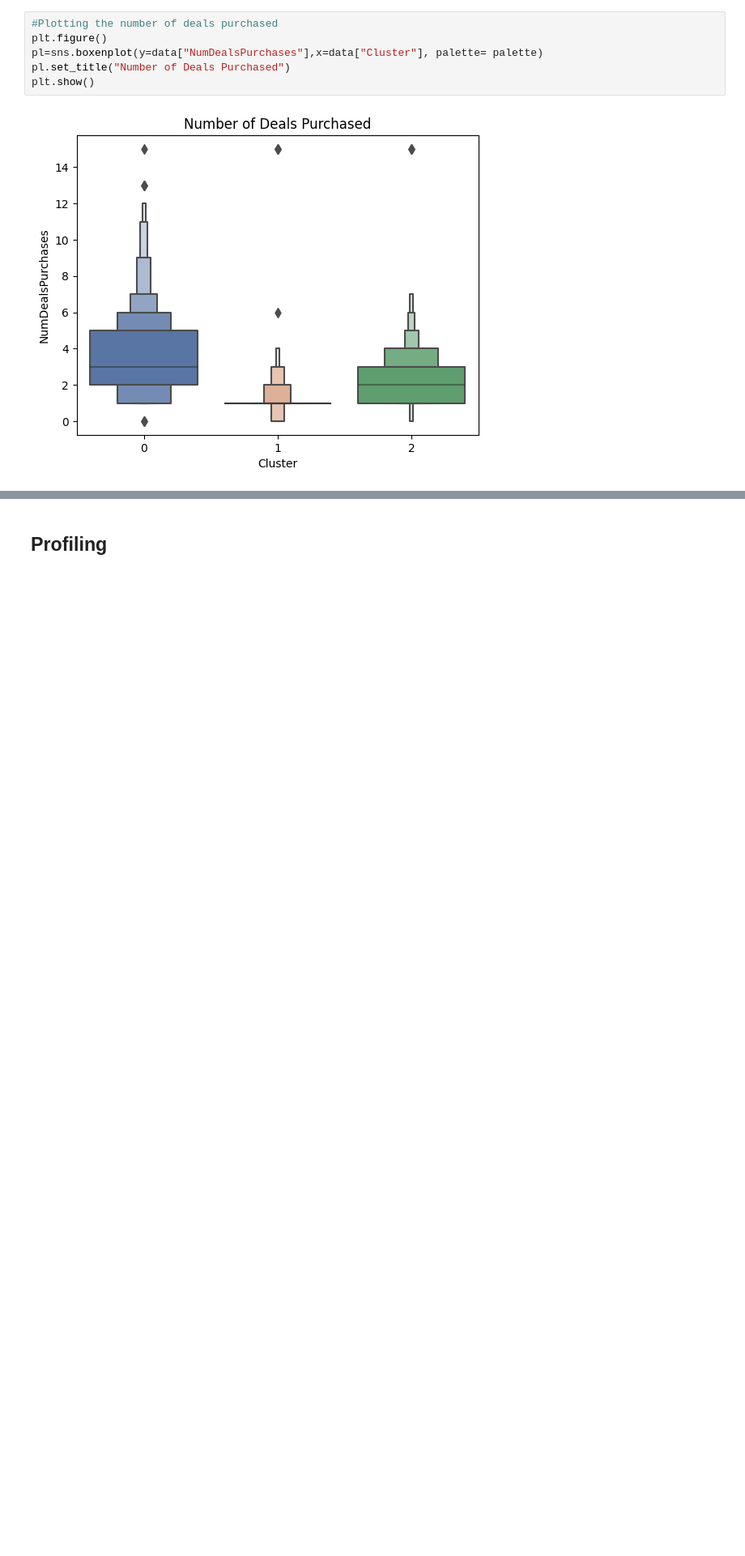
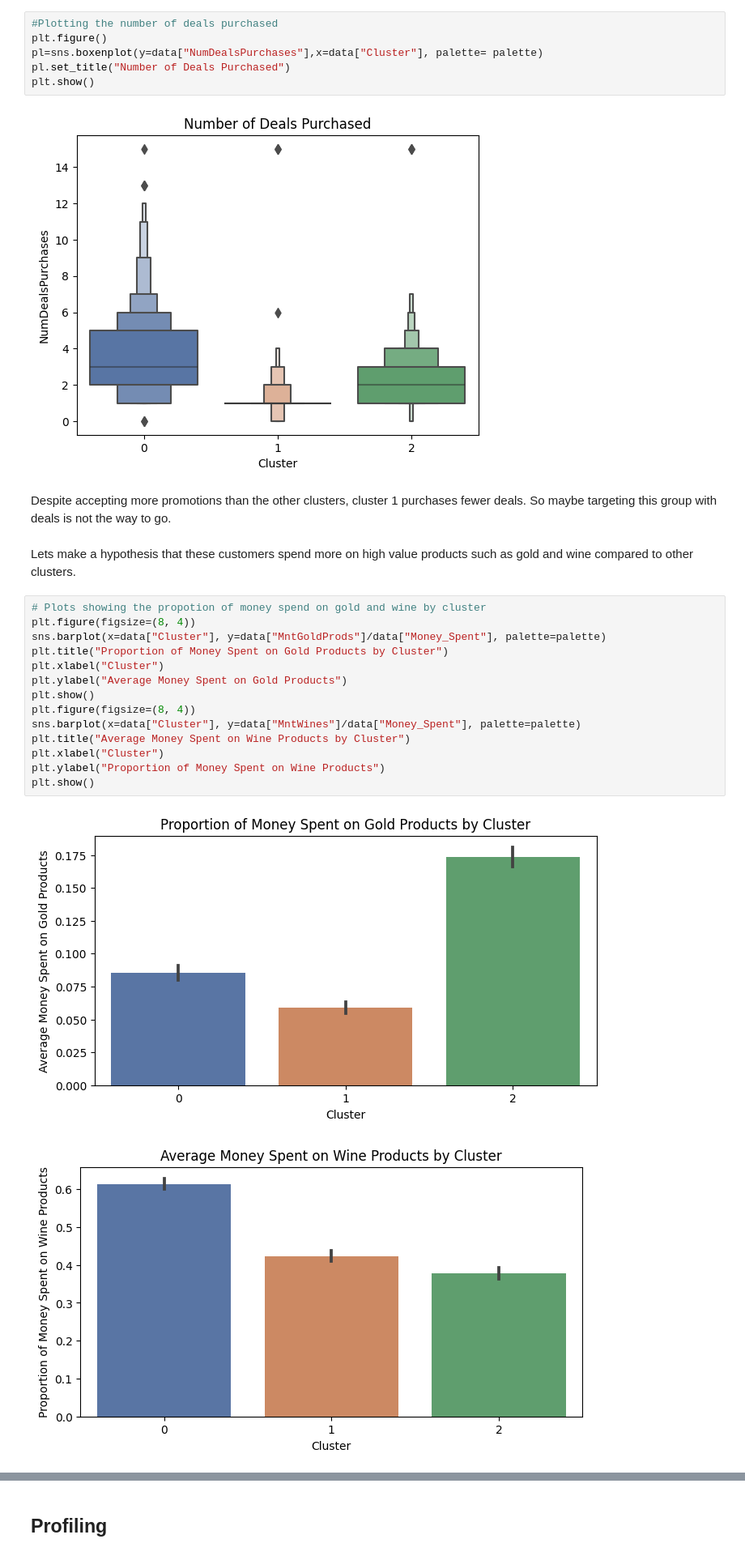
Before and after one commit to LouisChislett/customerSegmentation, a Jupyter notebook: customerProfiling.ipynb, the cells around one changed output, grey strips where cells are left out. Shown at 81% size. Drawn from its saved outputs; the diff is of its cells as text; blank space fills up the shorter version.

```diff
--- a/customerProfiling.ipynb
+++ b/customerProfiling.ipynb
@@ -505,3 +511,24 @@ pl.set_title("Number of Deals Purchased")
 plt.show()
 # %% [output]
 [figure]
+# %% [markdown]
+Despite accepting more promotions than the other clusters, cluster 1 purchases fewer deals. So maybe targeting this group with deals is not the way to go.
+# %% [markdown]
+Lets make a hypothesis that these customers spend more on high value products such as gold and wine compared to other clusters.
+# %%
+# Plots showing the propotion of money spend on gold and wine by cluster
+plt.figure(figsize=(8, 4))
+sns.barplot(x=data["Cluster"], y=data["MntGoldProds"]/data["Money_Spent"], palette=palette)
+plt.title("Proportion of Money Spent on Gold Products by Cluster")
+plt.xlabel("Cluster")
+plt.ylabel("Average Money Spent on Gold Products")
+plt.show()
+plt.figure(figsize=(8, 4))
+sns.barplot(x=data["Cluster"], y=data["MntWines"]/data["Money_Spent"], palette=palette)
+plt.title("Average Money Spent on Wine Products by Cluster")
+plt.xlabel("Cluster")
+plt.ylabel("Proportion of Money Spent on Wine Products")
+plt.show()
+# %% [output]
+[figure, added]
+[figure, added]
```
Also changed, not shown: parts of 10 cells of this notebook, 3 other files.
